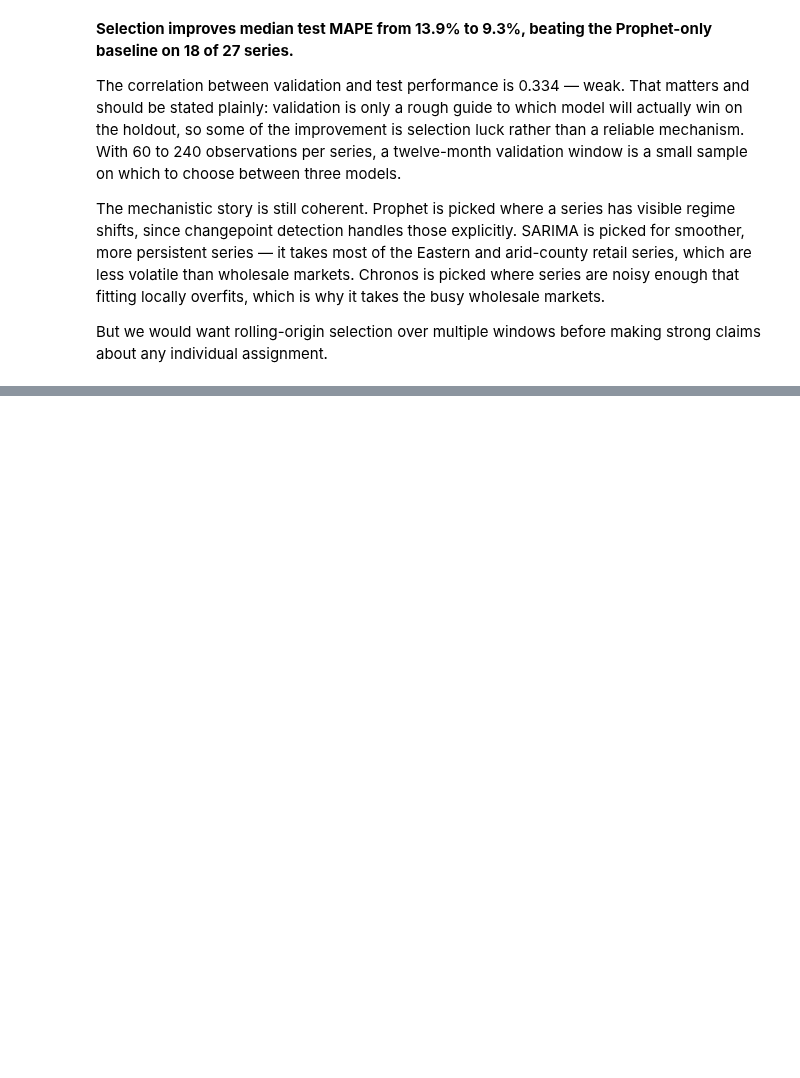
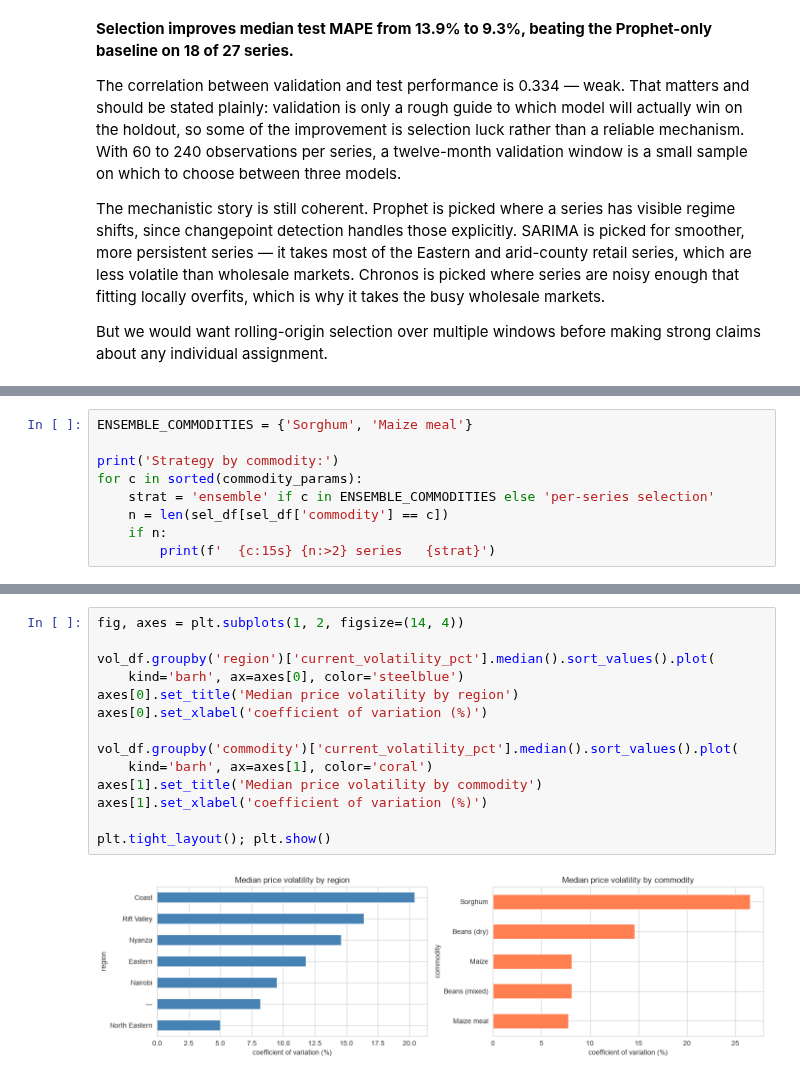
Before and after one commit to machange12/bei-smart, a Jupyter notebook: notebooks/modeling/forecast_model_clean.ipynb, the cells around one changed output, grey strips where cells are left out. Cells and saved outputs as stored; diff of their text form; blank space fills up the shorter version.

```diff
--- a/notebooks/modeling/forecast_model_clean.ipynb
+++ b/notebooks/modeling/forecast_model_clean.ipynb
@@ -1045,0 +1357,9 @@ strong claims about any individual assignment.
+# %%
+ENSEMBLE_COMMODITIES = {'Sorghum', 'Maize meal'}
+
+print('Strategy by commodity:')
+for c in sorted(commodity_params):
+    strat = 'ensemble' if c in ENSEMBLE_COMMODITIES else 'per-series selection'
+    n = len(sel_df[sel_df['commodity'] == c])
+    if n:
+        print(f'  {c:15s} {n:>2} series   {strat}')
@@ -1045,0 +1517,16 @@ strong claims about any individual assignment.
+# %%
+fig, axes = plt.subplots(1, 2, figsize=(14, 4))
+
+vol_df.groupby('region')['current_volatility_pct'].median().sort_values().plot(
+    kind='barh', ax=axes[0], color='steelblue')
+axes[0].set_title('Median price volatility by region')
+axes[0].set_xlabel('coefficient of variation (%)')
+
+vol_df.groupby('commodity')['current_volatility_pct'].median().sort_values().plot(
+    kind='barh', ax=axes[1], color='coral')
+axes[1].set_title('Median price volatility by commodity')
+axes[1].set_xlabel('coefficient of variation (%)')
+
+plt.tight_layout(); plt.show()
+# %% [output]
+[figure, added]
```
Also changed, not shown: parts of 87 cells of this notebook, 10 other files.
